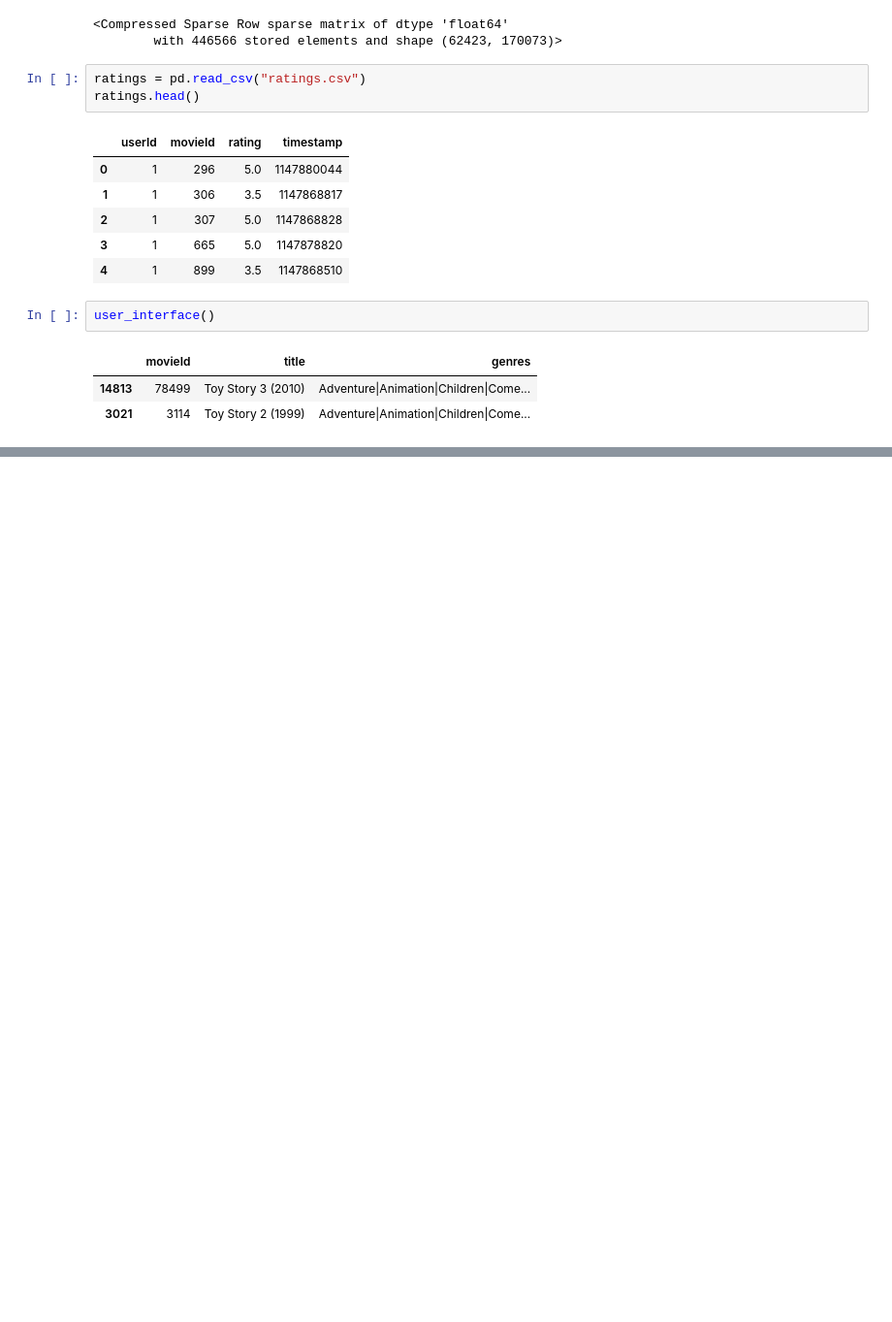
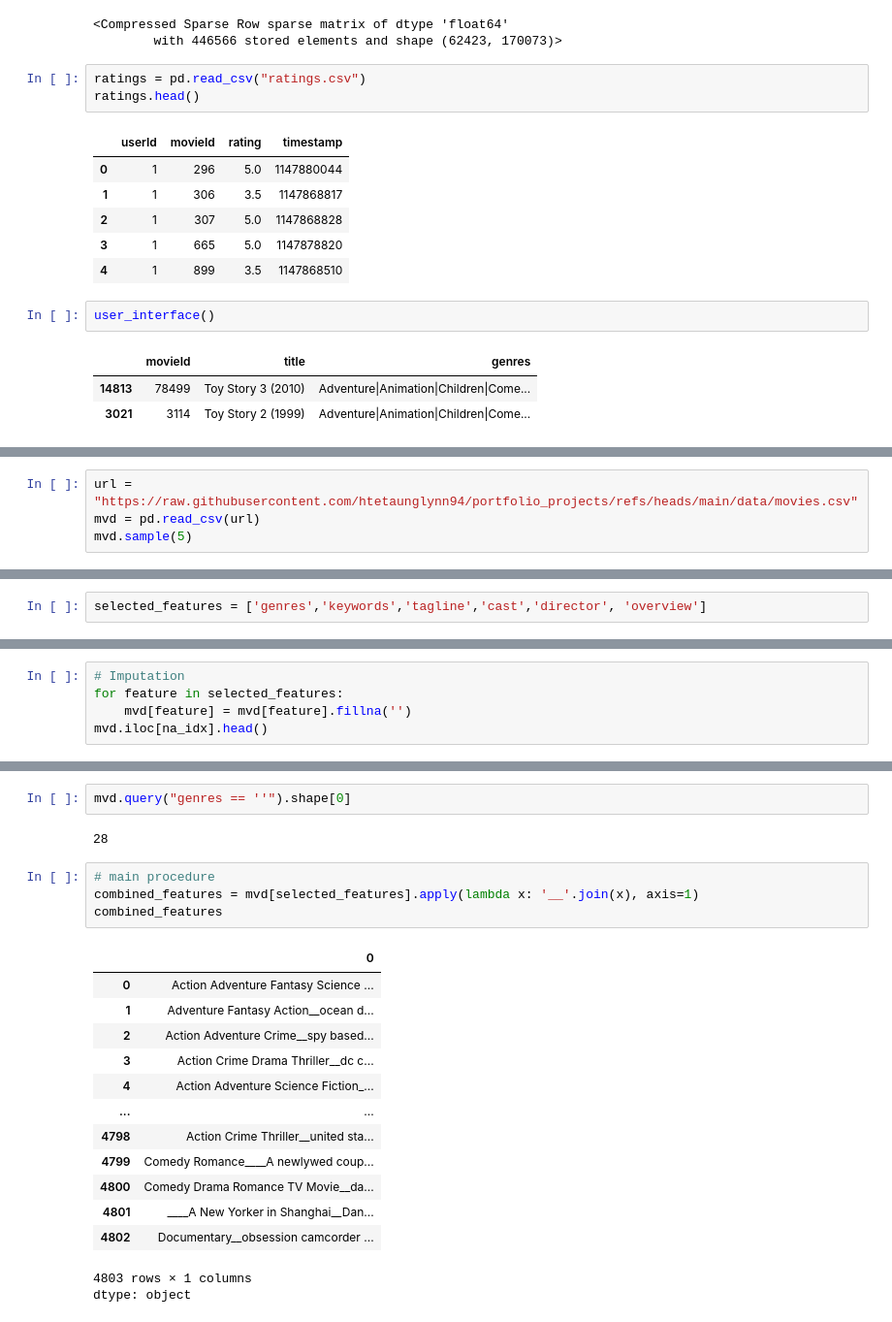
Before and after one commit to htetaunglynn94/portfolio_projects, a Jupyter notebook: machine_learning/logistic_regression/movie_recommendation_system.ipynb, the cells around one changed output, grey strips where cells are left out. Shown at 97% size. Drawn from its saved outputs; the diff is of its cells as text; blank space fills up the shorter version.

```diff
--- a/machine_learning/logistic_regression/movie_recommendation_system.ipynb
+++ b/machine_learning/logistic_regression/movie_recommendation_system.ipynb
@@ -206,0 +211,4 @@ user_interface()
+# %%
+url = "https://raw.githubusercontent.com/htetaunglynn94/portfolio_projects/refs/heads/main/data/movies.csv"
+mvd = pd.read_csv(url)
+mvd.sample(5)
@@ -206,0 +247,2 @@ user_interface()
+# %%
+selected_features = ['genres','keywords','tagline','cast','director', 'overview']
@@ -206,0 +284,5 @@ user_interface()
+# %%
+# Imputation
+for feature in selected_features:
+    mvd[feature] = mvd[feature].fillna('')
+mvd.iloc[na_idx].head()
@@ -206,0 +308,23 @@ user_interface()
+# %%
+mvd.query("genres == ''").shape[0]
+# %% [output]
+28
+# %%
+# main procedure
+combined_features = mvd[selected_features].apply(lambda x: '__'.join(x), axis=1)
+combined_features
+# %% [output]
+|  | 0 |
+| 0 | Action Adventure Fantasy Science ... |
+| 1 | Adventure Fantasy Action__ocean d... |
+| 2 | Action Adventure Crime__spy based... |
+| 3 | Action Crime Drama Thriller__dc c... |
+| 4 | Action Adventure Science Fiction_... |
+| ... | ... |
+| 4798 | Action Crime Thriller__united sta... |
+| 4799 | Comedy Romance____A newlywed coup... |
+| 4800 | Comedy Drama Romance TV Movie__da... |
+| 4801 | ____A New Yorker in Shanghai__Dan... |
+| 4802 | Documentary__obsession camcorder ... |
+4803 rows × 1 columns
+dtype: object
```
Also changed, not shown: parts of 17 cells of this notebook.
